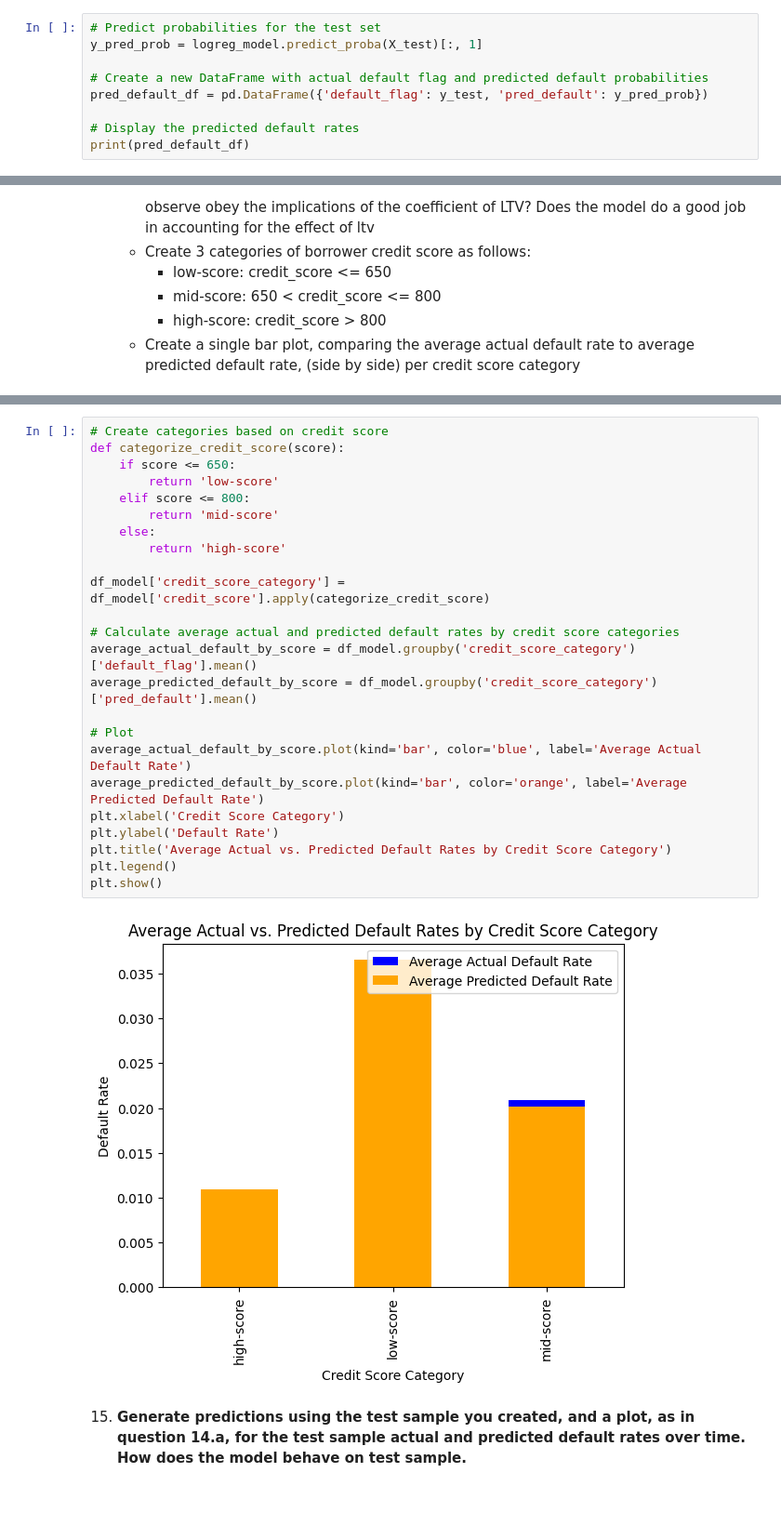
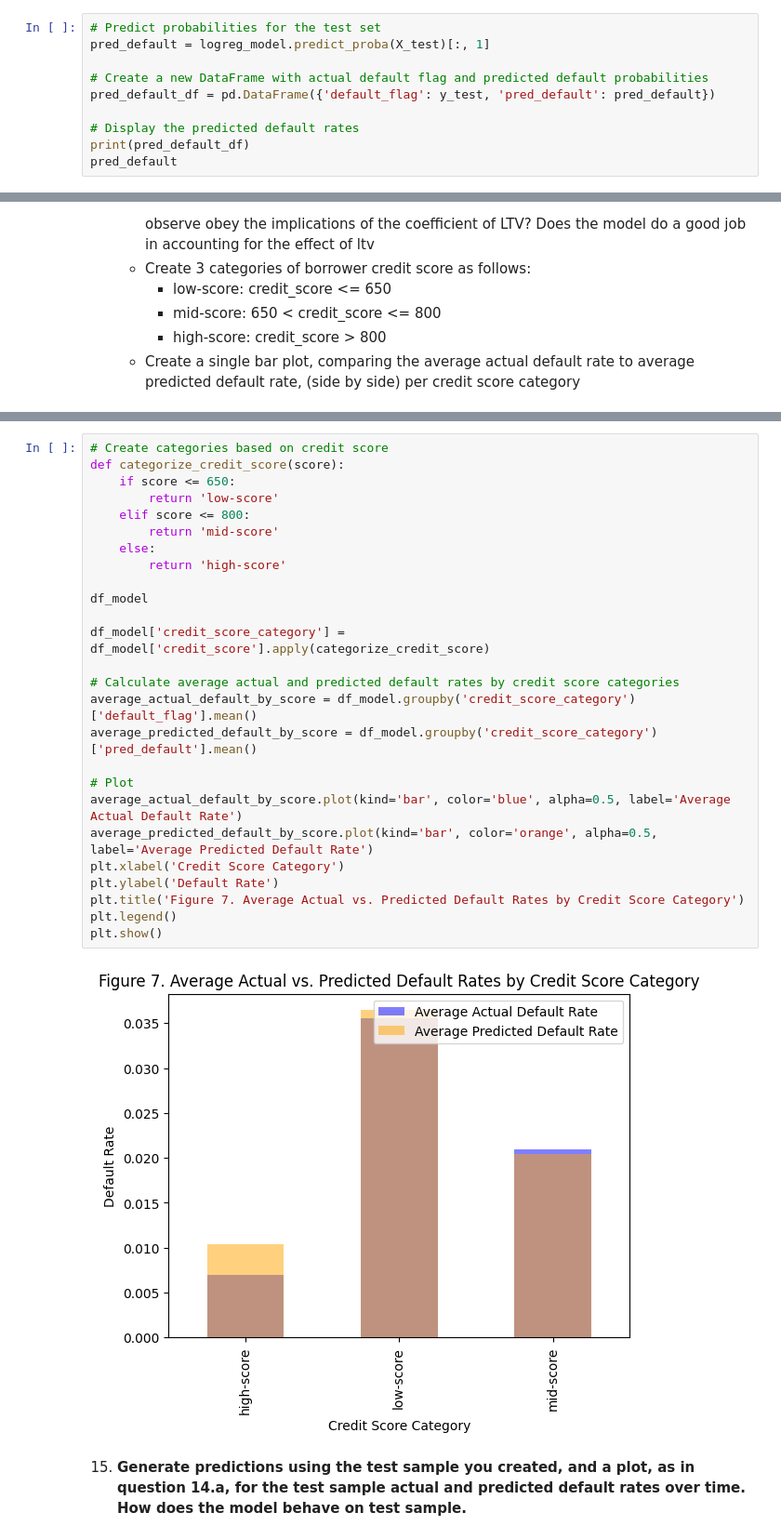
Before and after one commit to Milanomac/data-science-python, a Jupyter notebook: other-data-science-projects/02_challenge_loans/notebook_new.ipynb, the cells around one changed output, grey strips where cells are left out. Shown at 93% size. Cells and saved outputs as stored; diff of their text form; blank space fills up the shorter version.

```diff
--- a/other-data-science-projects/02_challenge_loans/notebook_new.ipynb
+++ b/other-data-science-projects/02_challenge_loans/notebook_new.ipynb
@@ -586,12 +599,13 @@ Interpretation: For a one-unit increase in current LTV, the odds of default incr
 13. __Generate predicted default rates from this model. Name the variable *“pred_default”*.__
 # %%
 # Predict probabilities for the test set
-y_pred_prob = logreg_model.predict_proba(X_test)[:, 1]
+pred_default = logreg_model.predict_proba(X_test)[:, 1]
 
 # Create a new DataFrame with actual default flag and predicted default probabilities
-pred_default_df = pd.DataFrame({'default_flag': y_test, 'pred_default': y_pred_prob})
+pred_default_df = pd.DataFrame({'default_flag': y_test, 'pred_default': pred_default})
 
 # Display the predicted default rates
 print(pred_default_df)
+pred_default
 # %% [output]
        default_flag  pred_default
@@ -673,29 +714,31 @@ plt.show()
 # %%
 # Create categories based on credit score
 def categorize_credit_score(score):
     if score <= 650:
         return 'low-score'
     elif score <= 800:
         return 'mid-score'
     else:
         return 'high-score'
 
+df_model
+
 df_model['credit_score_category'] = df_model['credit_score'].apply(categorize_credit_score)
 
 # Calculate average actual and predicted default rates by credit score categories
 average_actual_default_by_score = df_model.groupby('credit_score_category')['default_flag'].mean()
 average_predicted_default_by_score = df_model.groupby('credit_score_category')['pred_default'].mean()
 
 # Plot
-average_actual_default_by_score.plot(kind='bar', color='blue', label='Average Actual Default Rate')
-average_predicted_default_by_score.plot(kind='bar', color='orange', label='Average Predicted Default Rate')
+average_actual_default_by_score.plot(kind='bar', color='blue', alpha=0.5, label='Average Actual Default Rate')
+average_predicted_default_by_score.plot(kind='bar', color='orange', alpha=0.5, label='Average Predicted Default Rate')
 plt.xlabel('Credit Score Category')
 plt.ylabel('Default Rate')
-plt.title('Average Actual vs. Predicted Default Rates by Credit Score Category')
+plt.title('Figure 7. Average Actual vs. Predicted Default Rates by Credit Score Category')
 plt.legend()
 plt.show()
 # %% [output]
-[figure, old version]
+[figure, new version]
 # %% [markdown]
 15. __Generate predictions using the test sample you created, and a plot, as in question 14.a, for the test sample actual and predicted default rates over time. How does the model behave on test sample.__
 # %%
```
Also changed, not shown: parts of 17 cells of this notebook, 4 other files.
